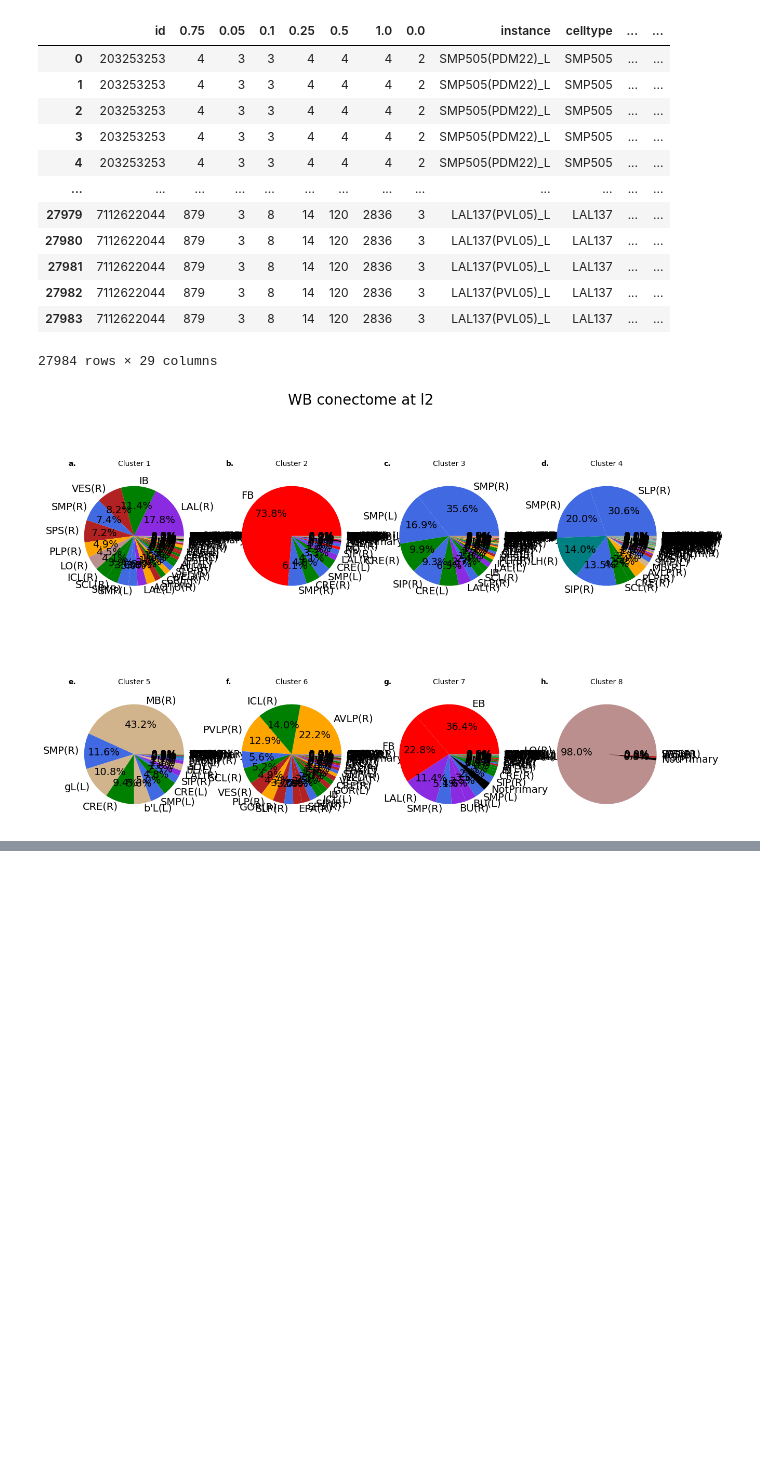
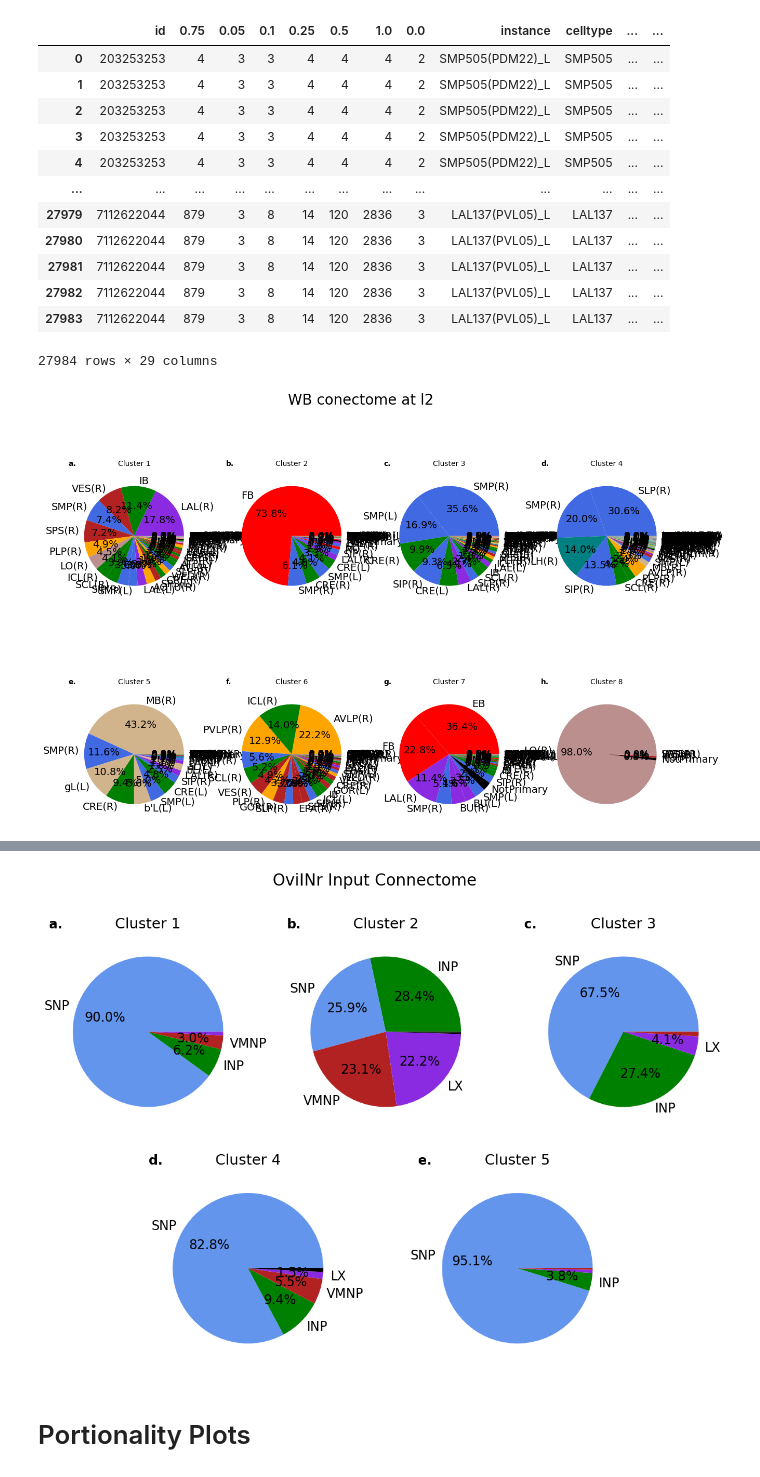
Before and after one commit to RhessaWL/flybrain-clustering, a Jupyter notebook: get_piechart.ipynb, the cells around one changed output, grey strips where cells are left out. Cells and saved outputs as stored; diff of their text form; code cells hidden in the pictures; blank space fills up the shorter version.

```diff
--- a/get_piechart.ipynb
+++ b/get_piechart.ipynb
@@ -1314,0 +1379,6 @@ for i in clusters:
+# %%
+from neuprint import fetch_mean_synapses, SynapseCriteria as SC
+# Fetch synaptic connections to the oviINr
+ids = ins_r["id"]
+roi_info = fetch_mean_synapses(NC(bodyId=ids), SC(type='post'))
+roi_info
@@ -1314,0 +1423,3 @@ for i in clusters:
+# %%
+ins_r_e = pd.merge(ins_r, roi_info_grouped, left_on='id', right_on='bodyId', how='inner')
+ins_r_e
@@ -1314,0 +1440,51 @@ for i in clusters:
+# %%
+# Parameters needed for plotting
+clusters = [1, 2, 3, 4, 5, 6]
+super_title = 'OviINr Input Connectome'
+label_threshold = 1
+color_dict = {'SNP': 'cornflowerblue', 'VMNP': 'firebrick', 'LX': 'blueviolet', 'INP': 'green'}
+roi_super_dict = {'SMP(R)': 'SNP', 'SMP(L)': 'SNP', 'SIP(R)': 'SNP', 'SIP(L)': 'SNP', 'VES(R)': 'VMNP', 'LAL(R)': 'LX', 'IB': 'INP', 'CRE(R)': 'INP', 'CRE(L)': 'INP', 'ATL(R)': 'INP', 'ATL(L)': 'AL', 'VES(L)': 'VMNP', 'GOR(R)': 'VMNP', 'GOR(L)': 'VMNP', 'SPS(R)': 'VMNP', 'SPS(L)': 'VMNP', 'FLA(R)': 'PENP', 'FLA(L)': 'PENP', 'PENP': 'PENP', 'AL': 'AL', 'PENP': 'PENP'}
+weight_threshold = 1
+plot_labels = ['a.', 'b.', 'c.', 'd.', 'e.', 'f.']
+less_clusters = True
+# %%
+fig, ax = plt.subplots(2, 3, figsize=(15, 10))
+plt.suptitle(super_title, fontsize=20)
+for i in clusters:
+        roi_grouped = ins_r_e[ins_r_e['0.0'] == i].groupby('roi', as_index=False).agg({'weight': 'sum'})
+
+        # Assign preferred roi
+        roi_grouped['super'] = roi_grouped['roi'].map(roi_super_dict).fillna(roi_grouped['roi'])
+        roi_grouped = roi_grouped.drop(columns=['roi'])
+
+        # Add up total weight for the super roi
+        roi_grouped = roi_grouped.groupby('super', as_index=False).agg({'weight':'sum'})
+        roi_total = roi_grouped[roi_grouped['weight'] > 1].sort_values(by='weight', ascending=False)
+
+        # Assign color
+        roi_total['color'] = roi_total['super'].map(color_dict).fillna('black')
+
+        # Filter roi_total by weight_threshold and sort by total in descending order (might not need to do this but just in case)
+        data = roi_total[roi_total['weight'] > weight_threshold].sort_values(by='weight', ascending=False)
+
+        # plot pie chart by value counts without none
+        w, text, at = ax[int((i-1)/int(len(clusters)/2)), (i-1)%int(len(clusters)/2)].pie(data['weight'], labels = data['super'], colors = data['color'], autopct='%.1f%%',textprops={'fontsize': 16},radius=0.95, startangle=0)
+        for t, x in enumerate(at):
+            # Convert third part of x from string to float
+            z = float(x.get_text().split()[0][:-1])
+            if z <= label_threshold:
+                    text[t].set_text('')
+                    at[t].set_text('')
+        ax[int((i-1)/int(len(clusters)/2)), (i-1)%int(len(clusters)/2)].set_title('Cluster ' + str(i), fontsize=18)
+        ax[int((i-1)/int(len(clusters)/2)), (i-1)%int(len(clusters)/2)].set_title(plot_labels[i-1], fontweight='bold', loc='left', fontsize=16)
+
+# Adjust subplot dimensions if less_clusters is True (for connectomes with odd number of clusters)
+if less_clusters:
+        ax[1][2].set_visible(False)
+
+        ax[1][0].set_position([0.24,0.125,0.228,0.343])
+        ax[1][1].set_position([0.55,0.125,0.228,0.343])
+# %% [output]
+[figure, added]
+# %% [markdown]
+# Portionality Plots
```
Also changed, not shown: parts of 47 cells of this notebook, 6 other files.
